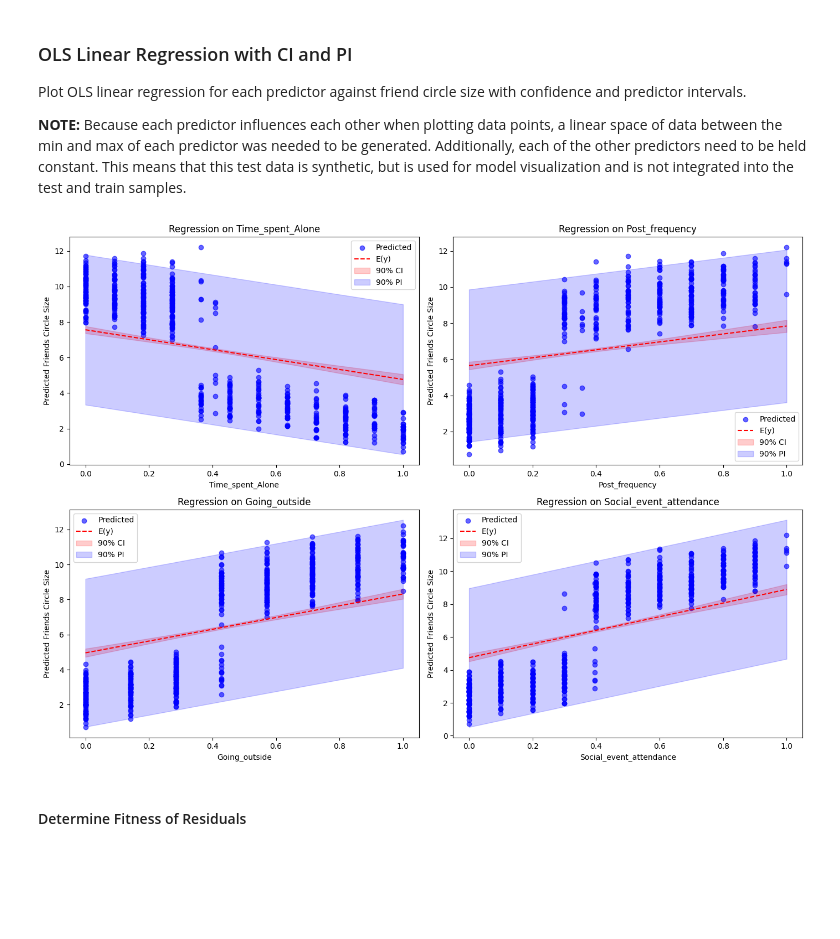
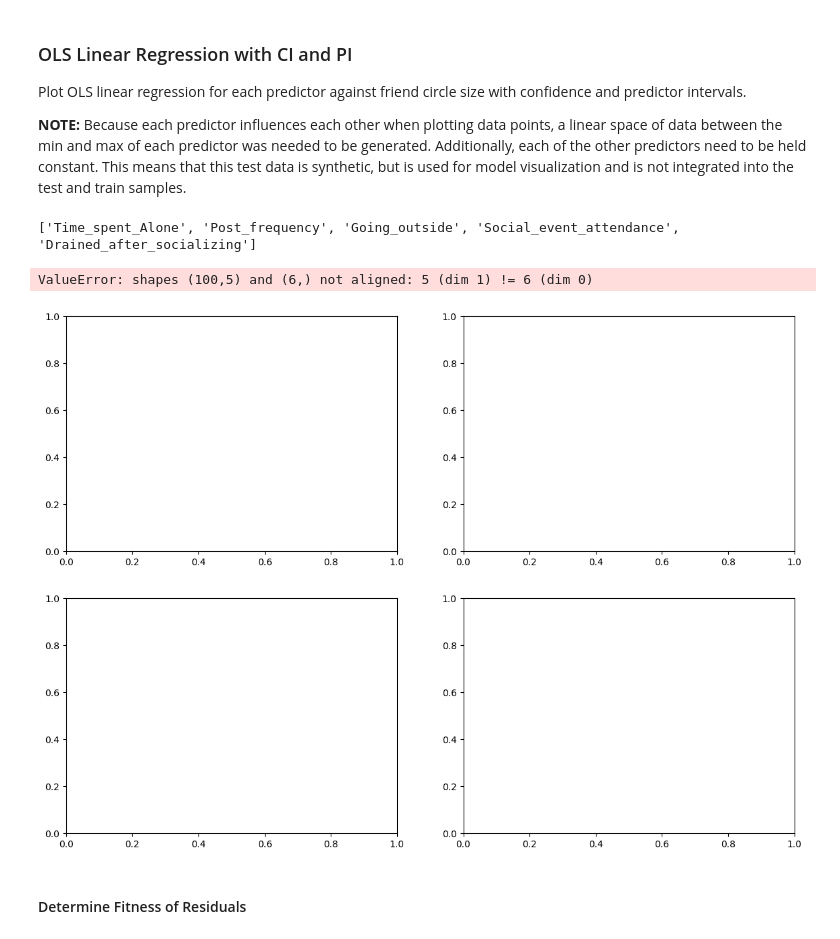
Before and after one commit to Prokope45/NeuralNetworkProject, a Jupyter notebook: LinearRegression/LinearRegressionAnalysis.ipynb, the cells around one changed output. Cells and saved outputs as stored; diff of their text form; code cells hidden in the pictures; blank space fills up the shorter version.

```diff
--- a/LinearRegression/LinearRegressionAnalysis.ipynb
+++ b/LinearRegression/LinearRegressionAnalysis.ipynb
@@ -41,7 +41,8 @@ pre_df["Personality"] = pre_df["Personality_Extrovert"]
 pre_df = pre_df.drop(["Personality_Extrovert", "Personality_Introvert"], axis="columns")
 
 # Save predictors array for re-use
-predictors = ["Time_spent_Alone", "Post_frequency", "Going_outside", "Social_event_attendance"]
+numerical_predictors = ["Time_spent_Alone", "Post_frequency", "Going_outside", "Social_event_attendance"]
+categorical_predictors = ["Drained_after_socializing"]
 # %% [markdown]
 ## Transform Data
 The data is not normally distributed and will need to be transformed in some way. We can scale predictors as proportions $\frac{x}{max(x)}$, as each predictor has a different survey scale range (0-5, 0-7, 0-11, etc). Or we can apply natural log or square root operations to each predictor.
@@ -130,31 +131,29 @@ B, residuals.head()
 # %% [markdown]
 ## Linear Regression using `statsmodels`
 # %%
-transformed_df = train_df.copy()[[
-    "Time_spent_Alone",
-    "Post_frequency",
-    "Going_outside",
-    "Social_event_attendance",
-    "Friends_circle_size",
-]]
+from statsmodels.regression.linear_model import OLS
 
-model = ols(
-    formula='Friends_circle_size ~ Time_spent_Alone + Post_frequency + Going_outside + Social_event_attendance',
-    data=transformed_df
+predictors = numerical_predictors
+predictors.extend(categorical_predictors)
+predictors.append("Friends_circle_size")
+
+transformed_df = train_df.copy()[predictors]
+
+model = OLS(
+    transformed_df['Friends_circle_size'],
+    transformed_df[predictors]
 ).fit()
 # %% [markdown]
 ## Predict Using Test Dataframe
 # %%
-test_df_prediction = test_df.copy()[[
-    "Time_spent_Alone",
-    "Post_frequency",
-    "Going_outside",
-    "Social_event_attendance",
-    "Personality"
-]]
+predictors.remove("Friends_circle_size")
+predictors.append("Personality")
+
+test_df_prediction = test_df.copy()[predictors]
 
 # Combine scaled test data with predictions
 test_df_prediction['Predicted'] = model.predict(test_df_prediction)
+predictors.remove("Personality")
 # %%
 from statsmodels.tools.eval_measures import meanabs as mae, mse
 
@@ -199,7 +200,7 @@ Plot OLS linear regression for each predictor against friend circle size with co
 fig, axs = plt.subplots(2, 2, figsize=(14, 10))
 axs = axs.flatten()
 
-for i, predictor in enumerate(predictors):
+for i, predictor in enumerate(numerical_predictors):
     ax = axs[i]
 
     # Isolate effects of each predictor and hold other predictors constant (at mean).
@@ -210,7 +211,7 @@ for i, predictor in enumerate(predictors):
     # Create a DataFrame with mean values for other predictors
     fixed_data = pd.DataFrame({
         col: [test_df_prediction[col].mean()] * len(x_vals) if col != predictor else x_vals
-        for col in predictors
+        for col in numerical_predictors
     })
     # fixed_data = fixed_data[predictors]  # Ensure column order
 
@@ -236,34 +237,36 @@ for i, predictor in enumerate(predictors):
     )
 
     # Confidence interval
     ax.fill_between(
         x_vals,
         pred_summary['mean_ci_lower'],
         pred_summary['mean_ci_upper'],
         color='red',
         alpha=0.2,
         label='90% CI'
     )
 
     # Prediction interval
     ax.fill_between(
         x_vals,
         pred_summary['obs_ci_lower'],
         pred_summary['obs_ci_upper'],
         color='blue',
         alpha=0.2,
         label='90% PI'
     )
 
     ax.set_title(f'Regression on {predictor}')
     ax.set_xlabel(predictor)
     ax.set_ylabel('Predicted Friends Circle Size')
     ax.legend()
 
 plt.tight_layout()
 plt.show()
 # %% [output]
+['Time_spent_Alone', 'Post_frequency', 'Going_outside', 'Social_event_attendance', 'Drained_after_socializing']
+ValueError: shapes (100,5) and (6,) not aligned: 5 (dim 1) != 6 (dim 0)
-[figure, old version]
+[figure, new version]
 # %% [markdown]
 #### Determine Fitness of Residuals
 # %%
```
Also changed, not shown: parts of 4 cells of this notebook, 1 other file.
